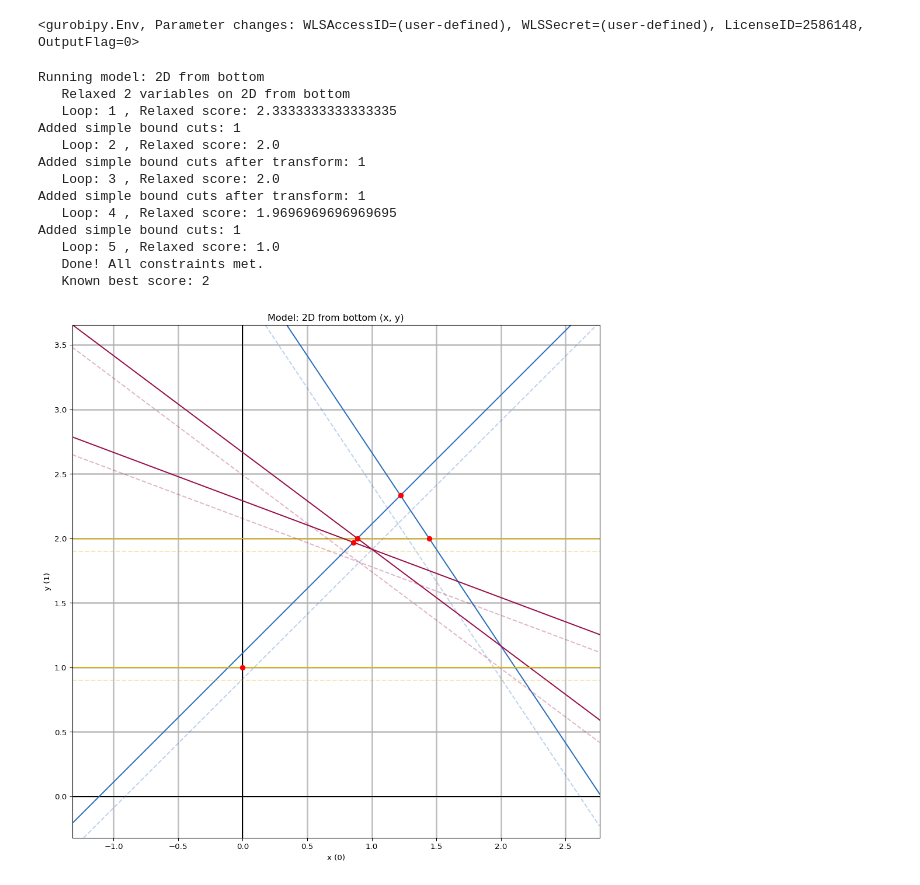
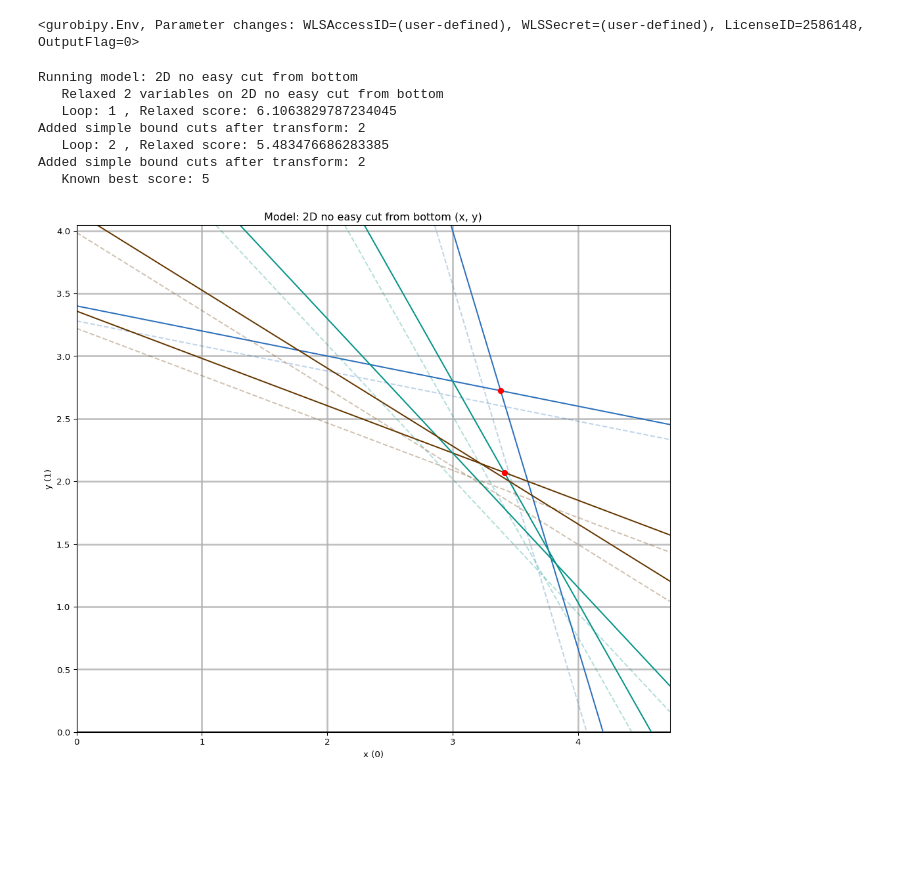
Before and after one commit to BrannonKing/intersection_cuts, a Jupyter notebook: main_one_cut.ipynb, the cells around one changed output. Drawn from its saved outputs; the diff is of its cells as text; code cells hidden in the pictures; blank space fills up the shorter version.

```diff
--- a/main_one_cut.ipynb
+++ b/main_one_cut.ipynb
@@ -174,9 +174,9 @@ def add_cut(relaxed: gp.Model, integer_vars, integer_idx, plotter):
     #             tableau[:, col] = variables[j].UB + tableau[:, col]
     u: np.ndarray = find_unimodular(tableau, to_cut[0][0])
     tableau2 = tableau @ u
-    ui = np.linalg.inv(u)
+    # ui = np.linalg.inv(u)
+    # assert ui == u
 
-    # ui = np.linalg.inv(u)
     for row, base, x in to_cut:
         if np.all(np.isclose(tableau2[row], 0.0, atol=tol)):
             print("Warning! Empty row", row)
@@ -189,10 +189,19 @@ def add_cut(relaxed: gp.Model, integer_vars, integer_idx, plotter):
             # cuts.append(((u.T @ tableau[row]).T @ col_vars >= np.ceil(x) - x, 'xkcd:teal'))
             # cuts.append((x - tableau2[row] @ col_vars <= np.floor(x), 'xkcd:teal'))
             # cuts.append((x + tableau2[row] @ col_vars >= np.ceil(x), 'xkcd:berry'))
-            cuts.append((x + tableau2[row] @ col_vars >= np.ceil(x), 'xkcd:berry'))
+            # oversimplified for the moment:
+            if relaxed.ModelSense == gp.GRB.MAXIMIZE:
+                cuts.append((x - tableau2[row] @ col_vars <= np.floor(x), 'xkcd:teal'))
+            else:
+                cuts.append((x + tableau2[row] @ col_vars >= np.ceil(x), 'xkcd:berry'))
         elif np.all(tableau2[row] <= tol):
+            if relaxed.ModelSense != gp.GRB.MAXIMIZE:
+                cuts.append((x - tableau2[row] @ col_vars <= np.floor(x), 'xkcd:orange'))
+            else:
+                cuts.append((x + tableau2[row] @ col_vars <= np.floor(x), 'xkcd:brown'))
+            # elif np.all(tableau2[row] <= tol):
             # cuts.append((x + tableau2[row] @ col_vars >= np.ceil(x), 'xkcd:berry'))
-            cuts.append((x - tableau2[row] @ col_vars <= np.floor(x), 'xkcd:teal'))
+            # cuts.append((x - tableau2[row] @ col_vars <= np.floor(x), 'xkcd:teal'))
 
     if len(cuts) > 0:
         print("Added simple bound cuts after transform:", len(cuts))
@@ -204,48 +213,42 @@ def add_cut(relaxed: gp.Model, integer_vars, integer_idx, plotter):
         return True
 
     return False
 
 def run_cuts_to_relaxed_sol(instances, loops=8, graph_2D_3D=True):
     for instance in instances:
         model: gp.Model = instance.as_gurobi_model()
         print("Running model:", model.ModelName)
         model.params.LogToConsole = 0
         model.update()
         plotter = pu.create(model) if graph_2D_3D else None
         # gu.standardize_gt_to_lt(model)
         int_vars, int_idx = gu.relax_int_or_bin_to_continuous(model)
         for i in range(loops):
             model.optimize()
             if model.Status != gp.GRB.OPTIMAL:
                 print("   FAILED! Status:", model.Status)
                 break
 
             print("   Loop:", i+1, ", Relaxed score:", model.getObjective().getValue())
             if not add_cut(model, int_vars, int_idx, plotter):
                 print("   Done! All constraints met.")
                 break
 
         print("   Known best score:", instance.score if instance.known_optimum else "unknown")
         if plotter is not None:
             plotter.render()
 
 # test the cuts on simple examples (5-8 don't draw all cuts correctly): fails: 1, 3
-run_cuts_to_relaxed_sol(list(el.get_instances(env).values())[0:1], loops=10)
+run_cuts_to_relaxed_sol(list(el.get_instances(env).values())[1:2], loops=2)
 # %% [output]
-Running model: 2D from bottom
-   Relaxed 2 variables on 2D from bottom
-   Loop: 1 , Relaxed score: 2.3333333333333335
-Added simple bound cuts: 1
-   Loop: 2 , Relaxed score: 2.0
-Added simple bound cuts after transform: 1
-   Loop: 3 , Relaxed score: 2.0
-Added simple bound cuts after transform: 1
-   Loop: 4 , Relaxed score: 1.9696969696969695
-Added simple bound cuts: 1
-   Loop: 5 , Relaxed score: 1.0
-   Done! All constraints met.
-   Known best score: 2
+Running model: 2D no easy cut from bottom
+   Relaxed 2 variables on 2D no easy cut from bottom
+   Loop: 1 , Relaxed score: 6.1063829787234045
+Added simple bound cuts after transform: 2
+   Loop: 2 , Relaxed score: 5.483476686283385
+Added simple bound cuts after transform: 2
+   Known best score: 5
-[figure, old version]
+[figure, new version]
 # %%
 miplib_instances = ml.get_instances()
 miplib_subset = [miplib_instances['air05'], miplib_instances['markshare2']]  # mas76
```
Also changed, not shown: 2 other files.
